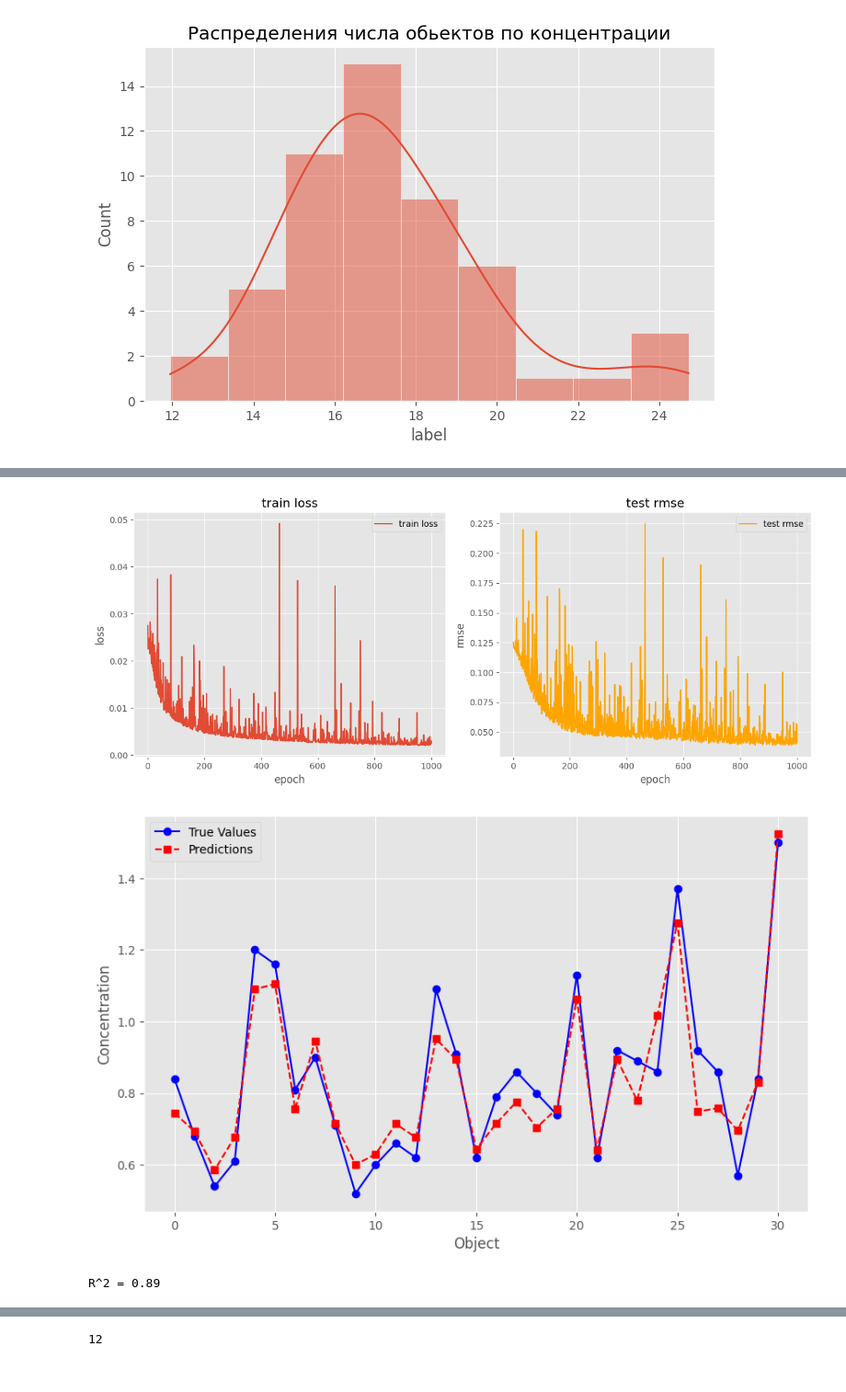
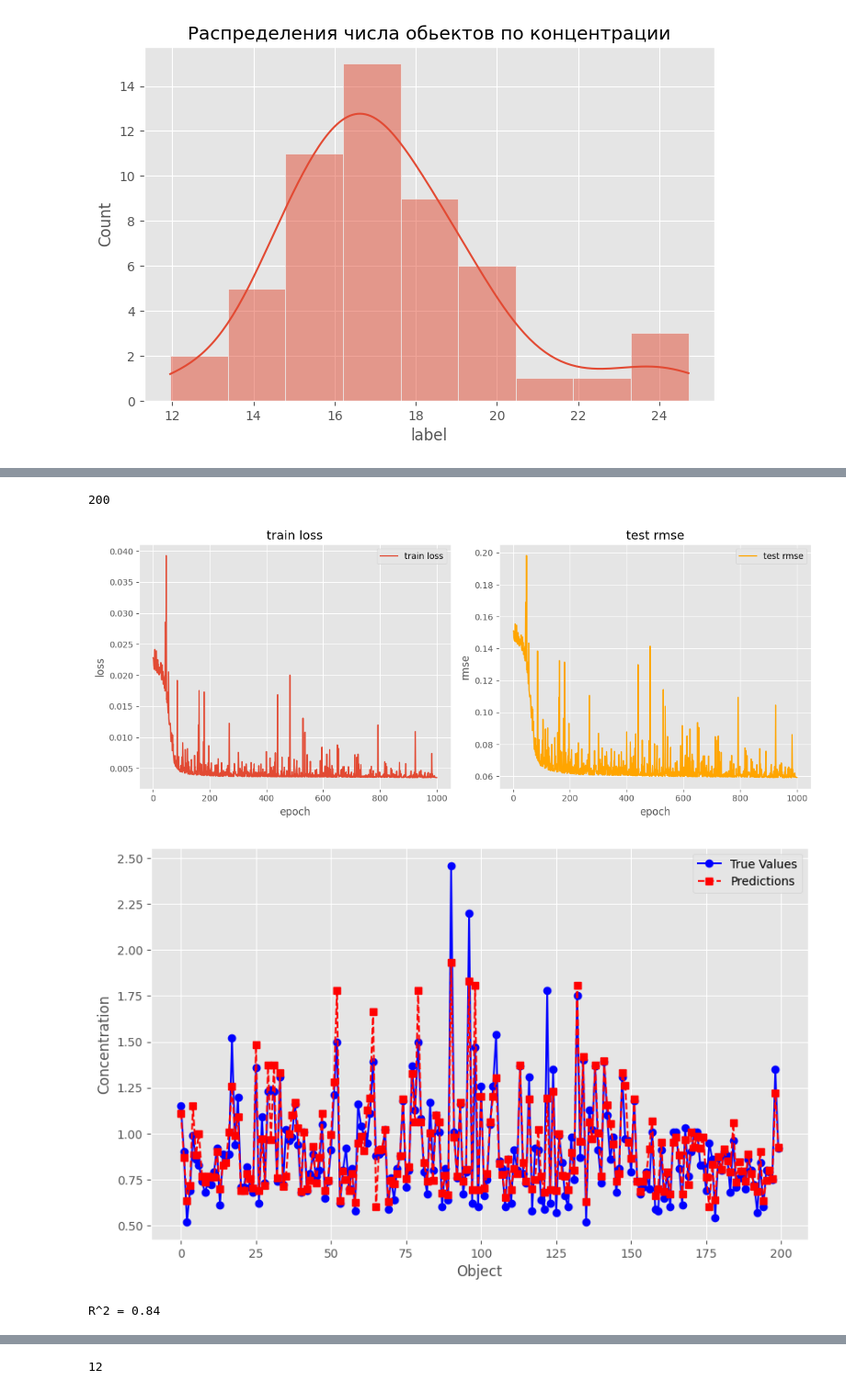
Before and after one commit to matalhim/nuclear, a Jupyter notebook: lab4/main2.ipynb, the cells around one changed output, grey strips where cells are left out. Shown at 92% size. Drawn from its saved outputs; the diff is of its cells as text; code cells hidden in the pictures.

```diff
--- a/lab4/main2.ipynb
+++ b/lab4/main2.ipynb
@@ -142,0 +127,4 @@ df2.head(2)
+# %%
+feature_columns = ['Fe_Ka', 'Cu_Ka', 'Cu_Kb', 'Nkr']
+# %%
+df1 = df1[['Fe_Ka', 'Cu_Ka', 'Cu_Kb', 'Nkr', 'label']]
@@ -186,7 +184,7 @@ X1_scaled = scaler_X1.fit_transform(X1)
 y1_scaled = scaler_y1.fit_transform(y1.values.reshape(-1, 1))
 
 X_train1, X_test1, y_train1, y_test1 = train_test_split(
-    X1_scaled, y1_scaled, test_size=0.15, random_state=33)
+    X1_scaled, y1_scaled, test_size=0.001, random_state=33)
 # %%
 X2 = df2[feature_columns]
 y2 = df2['label']
@@ -420,23 +418,27 @@ def plot_predictions(test_data, predictions, scaler):
     plt.show()
 
     print(f'R^2 = {r2:.2f}')
+# %%
+len(train_data1)
+# %% [output]
+200
 # %%
-layer1_1 = 38
-layer2_1 = 19
+layer1_1 = 16
+layer2_1 = 8
 epochs1 = 1000
-eta1 = 1
-batch_size1 = 1
+eta1 = 2
+batch_size1 = 2
 # %%
 net1 = Network([len(feature_columns), layer1_1, layer2_1, 1])
 # %%
 train_loss1, test_rmse1, test_r2 = net1.SGD(
-    train_data1, epochs=epochs1, mini_batch_size=batch_size1, eta=eta1, test_data=test_data1)
+    train_data1, epochs=epochs1, mini_batch_size=1, eta=1, test_data=train_data1)
 plot_rmse(train_loss1, test_rmse1)
 # %% [output]
-[figure, old version]
+[figure, new version]
 # %%
-predictions1 = get_predictions(net1, test_data1, scaler_y1)
-plot_predictions(test_data1, predictions1, scaler_y1)
+predictions1 = get_predictions(net1, train_data1, scaler_y1)
+plot_predictions(train_data1, predictions1, scaler_y1)
 # %% [output]
-[figure, old version]
+[figure, new version]
-R^2 = 0.89
+R^2 = 0.84
```
Also changed, not shown: parts of 29 cells of this notebook, 27 other files.
